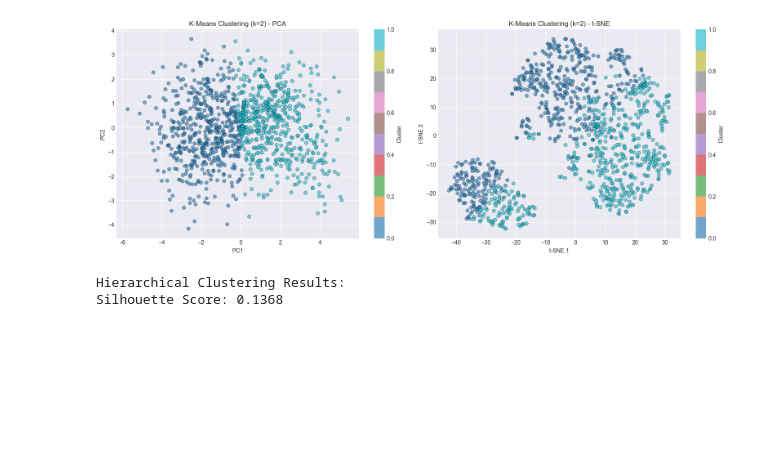
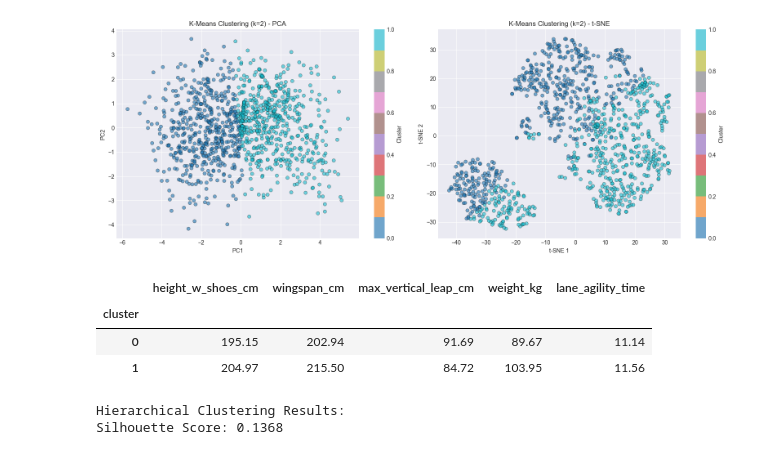
Before and after one commit to andjixi/nba-player-analysis, a Jupyter notebook: nba_data_analysis.ipynb, the cells around one changed output. Cells and saved outputs as stored; diff of their text form; code cells hidden in the pictures; blank space fills up the shorter version.

```diff
--- a/nba_data_analysis.ipynb
+++ b/nba_data_analysis.ipynb
@@ -487,6 +601,65 @@ plt.savefig('figures/kmeans_clustering_visualization.png', dpi=300, bbox_inches=
 plt.show()
 # %% [output]
 [figure]
+# %%
+# assign clusters to df_no_outliers
+df_no_outliers = df_no_outliers.copy()
+df_no_outliers['cluster'] = clusters_kmeans
+
+# select features that exist
+features = ['height_w_shoes', 'weight', 'wingspan', 'max_vertical_leap', 'lane_agility_time']
+features = [f for f in features if f in df_no_outliers.columns]
+
+# compute means per cluster (original units: inches/lbs/seconds)
+cluster_means = df_no_outliers.groupby('cluster')[features].mean().sort_index()
+
+# create metric conversions (in -> cm, lbs -> kg)
+cluster_metric = cluster_means.copy()
+if 'height_w_shoes' in cluster_metric.columns:
+    cluster_metric['height_w_shoes_cm'] = cluster_metric['height_w_shoes'] * 2.54
+if 'wingspan' in cluster_metric.columns:
+    cluster_metric['wingspan_cm'] = cluster_metric['wingspan'] * 2.54
+if 'max_vertical_leap' in cluster_metric.columns:
+    cluster_metric['max_vertical_leap_cm'] = cluster_metric['max_vertical_leap'] * 2.54
+if 'weight' in cluster_metric.columns:
+    cluster_metric['weight_kg'] = cluster_metric['weight'] * 0.453592
+
+# prepare summary table
+cols_prefer = []
+if 'height_w_shoes_cm' in cluster_metric.columns:
+    cols_prefer.append('height_w_shoes_cm')
+elif 'height_w_shoes' in cluster_metric.columns:
+    cols_prefer.append('height_w_shoes')
+
+if 'wingspan_cm' in cluster_metric.columns:
+    cols_prefer.append('wingspan_cm')
+elif 'wingspan' in cluster_metric.columns:
+    cols_prefer.append('wingspan')
+
+if 'max_vertical_leap_cm' in cluster_metric.columns:
+    cols_prefer.append('max_vertical_leap_cm')
+elif 'max_vertical_leap' in cluster_metric.columns:
+    cols_prefer.append('max_vertical_leap')
+
+if 'weight_kg' in cluster_metric.columns:
+    cols_prefer.append('weight_kg')
+elif 'weight' in cluster_metric.columns:
+    cols_prefer.append('weight')
+
+if 'lane_agility_time' in cluster_metric.columns:
+    cols_prefer.append('lane_agility_time')
+
+cluster_summary = cluster_metric[cols_prefer].round(2)
+cluster_summary.index.name = 'cluster'
+
+csv_path = 'results/cluster_means_summary.csv'
+cluster_summary.to_csv(csv_path)
+display(cluster_summary)
+# %% [output]
+|  | height_w_shoes_cm | wingspan_cm | max_vertical_leap_cm | weight_kg | lane_agility_time |
+| cluster |  |  |  |  |  |
+| 0 | 195.15 | 202.94 | 91.69 | 89.67 | 11.14 |
+| 1 | 204.97 | 215.50 | 84.72 | 103.95 | 11.56 |
 # %%
 # Hierarchical Clustering
 from sklearn.cluster import AgglomerativeClustering
```
Also changed, not shown: parts of 5 cells of this notebook, 9 other files.
